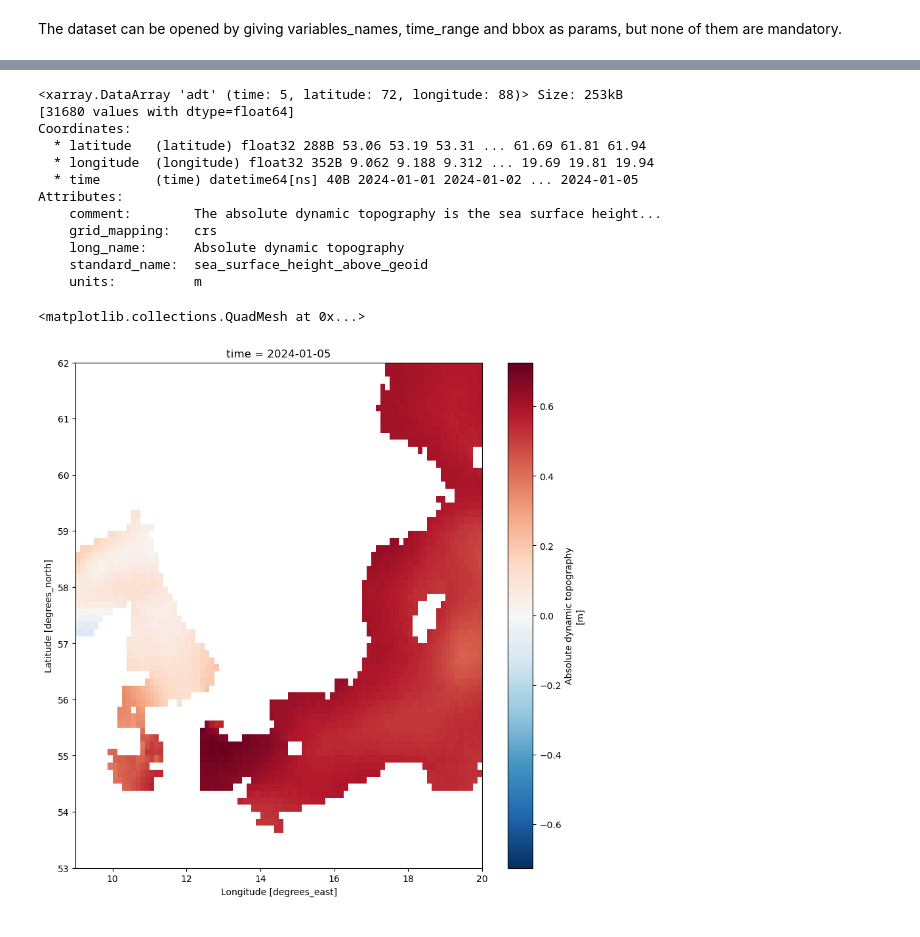
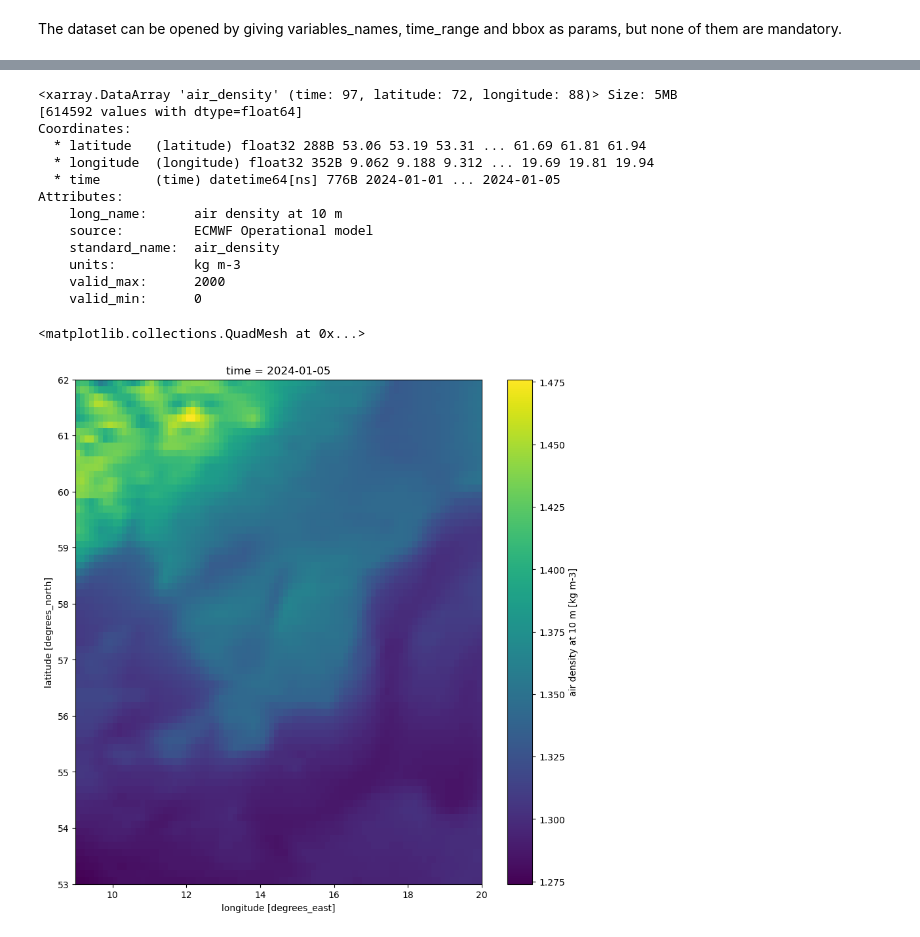
Before and after one commit to xcube-dev/xcube-cmems, a Jupyter notebook: examples/notebooks/cmems_example_JNB.ipynb, the cells around one changed output, grey strips where cells are left out. Cells and saved outputs as stored; diff of their text form; code cells hidden in the pictures.

```diff
--- a/examples/notebooks/cmems_example_JNB.ipynb
+++ b/examples/notebooks/cmems_example_JNB.ipynb
@@ -63,8 +61,8 @@ cmems_store.get_open_data_params_schema("dataset-duacs-nrt-europe-merged-allsat-
 The dataset can be opened by giving variables_names, time_range and bbox as params, but none of them are mandatory.
 # %%
 dataset = cmems_store.open_data(
-    "dataset-duacs-nrt-europe-merged-allsat-phy-l4",
-    variable_names=["adt"],
+    "cmems_obs-wind_glo_phy_nrt_l4_0.125deg_PT1H",
+    variable_names=['air_density'],
     bbox=[9, 53, 20, 62],
     time_range=("2024-01-01", "2024-01-05"),
 )
@@ -93,20 +91,21 @@ Attributes: (12/44)
 # %%
-dataset.adt
+dataset.air_density
 # %% [output]
-<xarray.DataArray 'adt' (time: 5, latitude: 72, longitude: 88)> Size: 253kB
-[31680 values with dtype=float64]
+<xarray.DataArray 'air_density' (time: 97, latitude: 72, longitude: 88)> Size: 5MB
+[614592 values with dtype=float64]
 Coordinates:
   * latitude   (latitude) float32 288B 53.06 53.19 53.31 ... 61.69 61.81 61.94
   * longitude  (longitude) float32 352B 9.062 9.188 9.312 ... 19.69 19.81 19.94
-  * time       (time) datetime64[ns] 40B 2024-01-01 2024-01-02 ... 2024-01-05
+  * time       (time) datetime64[ns] 776B 2024-01-01 ... 2024-01-05
 Attributes:
-    comment:        The absolute dynamic topography is the sea surface height...
-    grid_mapping:   crs
-    long_name:      Absolute dynamic topography
-    standard_name:  sea_surface_height_above_geoid
-    units:          m
+    long_name:      air density at 10 m
+    source:         ECMWF Operational model
+    standard_name:  air_density
+    units:          kg m-3
+    valid_max:      2000
+    valid_min:      0
 # %%
-dataset.adt.isel(time=-1).plot(figsize=(10, 10))
+dataset.air_density.isel(time=-1).plot(figsize=(10, 10))
 # %% [output]
 <matplotlib.collections.QuadMesh at 0x...>
-[figure, old version]
+[figure, new version]
```
Also changed, not shown: parts of 6 cells of this notebook, 4 other files.
